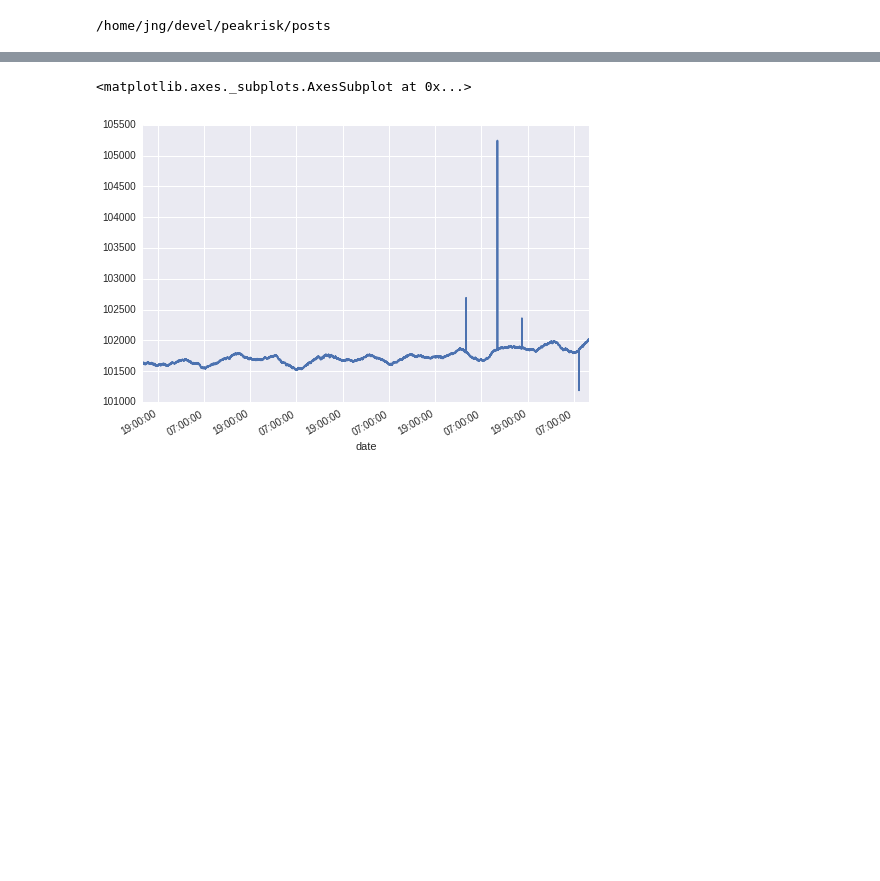
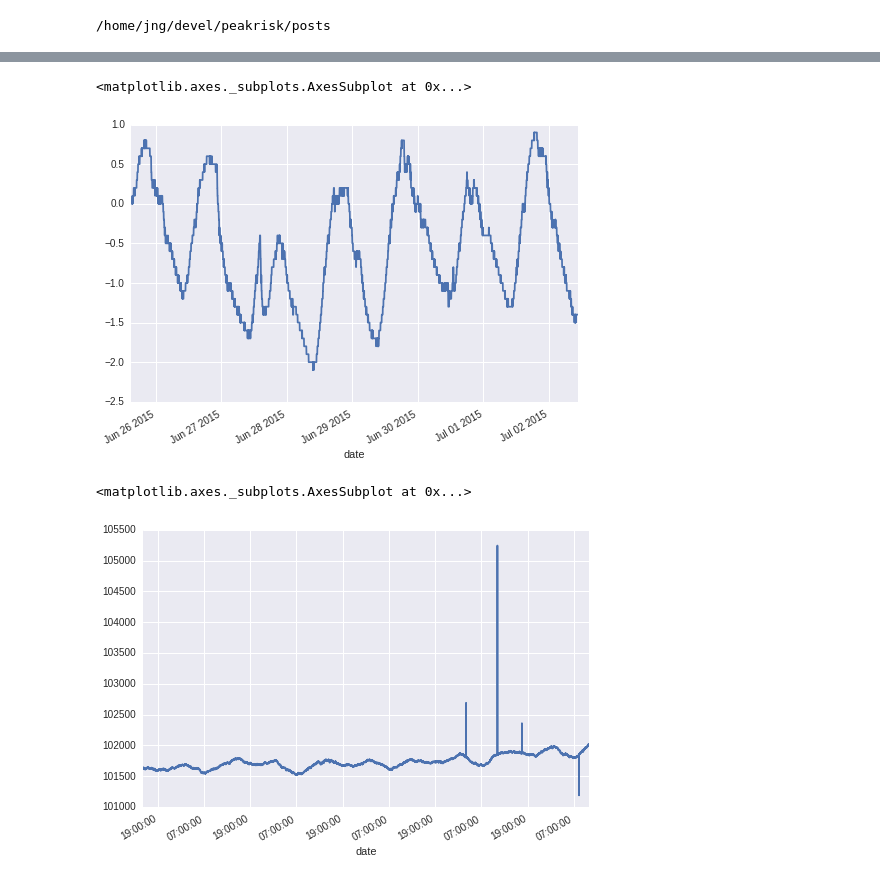
Before and after one commit to peakrisk/peakrisk, a Jupyter notebook: posts/weather-station.ipynb, the cells around one changed output, grey strips where cells are left out. Drawn from its saved outputs; the diff is of its cells as text; code cells hidden in the pictures; blank space fills up the shorter version.

```diff
--- a/posts/weather-station.ipynb
+++ b/posts/weather-station.ipynb
@@ -73,3 +86,19 @@ data[~outliers].sealevel_pressure.plot()
+# %%
+def smooth(data):
+
+    means = data.mean()
+    sds = data.std()
+
+    delta = data - data.shift()
+
+    good = delta[abs(delta) < sds]
+
+    return delta.where(good, 0.0)
+# %%
+smooth(data).temp.cumsum().plot()
+# %% [output]
+<matplotlib.axes._subplots.AxesSubplot at 0x...>
+[figure, added]
 # %%
 data[~outliers].pressure.plot()
 # %% [output]
```
Also changed, not shown: parts of 13 cells of this notebook.
